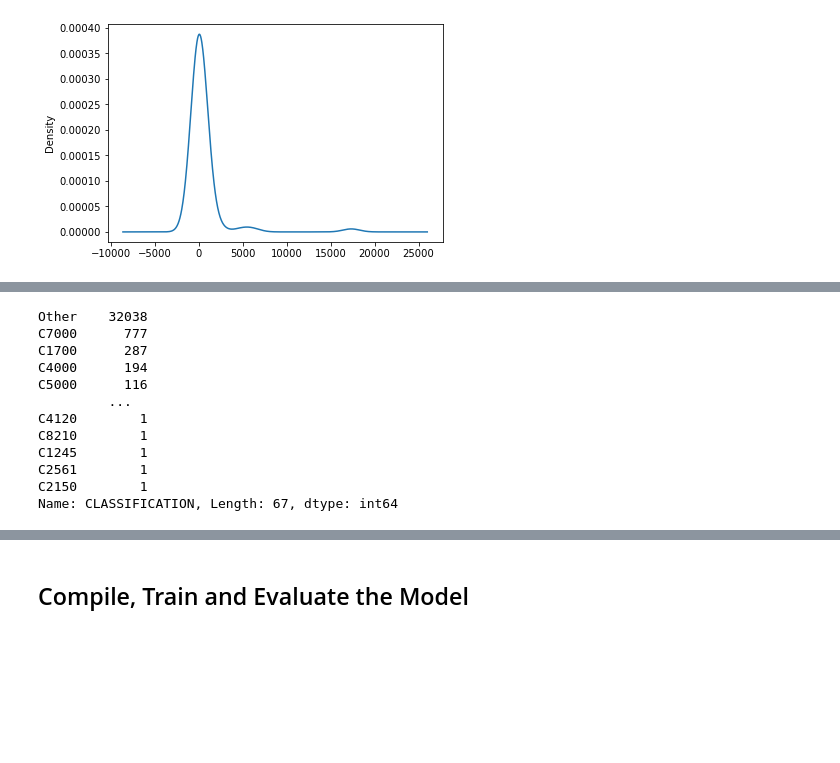
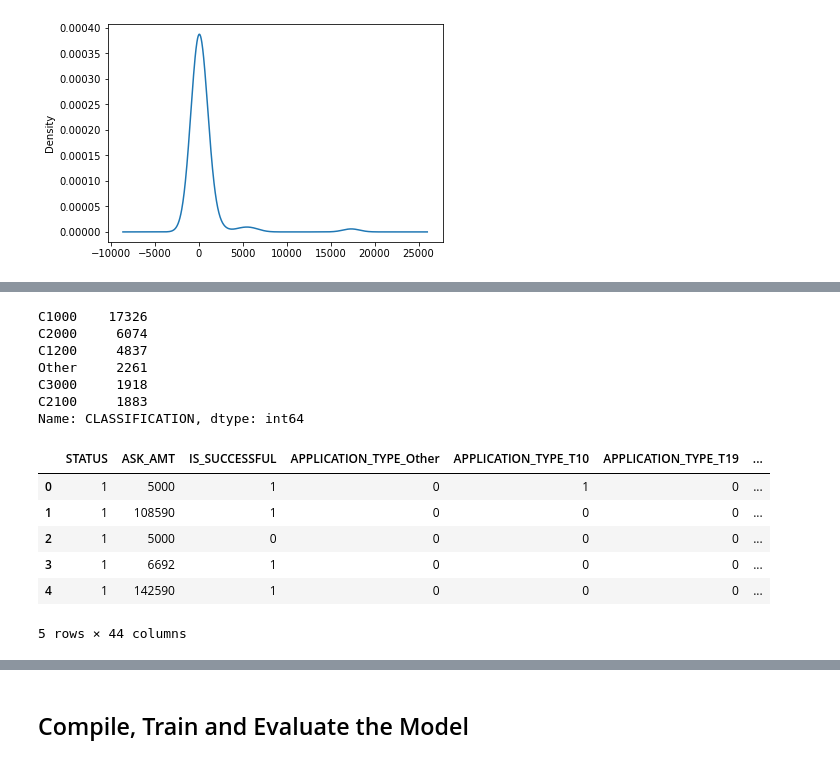
Before and after one commit to Barlow0471/Deep-Learning, a Jupyter notebook: Starter_Code.ipynb, the cells around one changed output, grey strips where cells are left out. Saved outputs shown, nothing was run; the diff lists cells and outputs as text; code cells hidden in the pictures; blank space fills up the shorter version.

Commit message:
Made it up to scaling data

```diff
--- a/Starter_Code.ipynb
+++ b/Starter_Code.ipynb
@@ -90,3 +90,9 @@ classification_count.plot.density()
 # %% [output]
 <AxesSubplot:ylabel='Density'>
 [figure]
+# %%
+classification_count_nonzero = classification_count[classification_count>1]
+classification_count_small = classification_count[classification_count < 1883]
+df_class = pd.DataFrame(classification_count_small)
+classifications_to_replace = df_class.index
+classifications_to_replace
@@ -93,29 +110,32 @@ classification_count.plot.density()
 # %%
 # Choose a cutoff value and create a list of classifications to be replaced
 # use the variable name `classifications_to_replace`
-classifications_to_replace = list(classification_count[classification_count > 1800].index)
 
-# Replace in dataframe
+# # Replace in dataframe
 for cls in classifications_to_replace:
     application_df['CLASSIFICATION'] = application_df['CLASSIFICATION'].replace(cls,"Other")
 
-# Check to make sure binning was successful
+# # Check to make sure binning was successful
 application_df['CLASSIFICATION'].value_counts()
 # %% [output]
-Other    32038
-C7000      777
-C1700      287
-C4000      194
-C5000      116
-         ...
-C4120        1
-C8210        1
-C1245        1
-C2561        1
-C2150        1
-Name: CLASSIFICATION, Length: 67, dtype: int64
+C1000    17326
+C2000     6074
+C1200     4837
+Other     2261
+C3000     1918
+C2100     1883
+Name: CLASSIFICATION, dtype: int64
 # %%
 # Convert categorical data to numeric with `pd.get_dummies`
-#  YOUR CODE GOES HERE
+df_with_dummies = pd.get_dummies(application_df)
+df_with_dummies.head()
+# %% [output]
+|  | STATUS | ASK_AMT | IS_SUCCESSFUL | APPLICATION_TYPE_Other | APPLICATION_TYPE_T10 | APPLICATION_TYPE_T19 | ... |
+| 0 | 1 | 5000 | 1 | 0 | 1 | 0 | ... |
+| 1 | 1 | 108590 | 1 | 0 | 0 | 0 | ... |
+| 2 | 1 | 5000 | 0 | 0 | 0 | 0 | ... |
+| 3 | 1 | 6692 | 1 | 0 | 0 | 0 | ... |
+| 4 | 1 | 142590 | 1 | 0 | 0 | 0 | ... |
+5 rows × 44 columns
 # %%
 # Split our preprocessed data into our features and target arrays
```
Also changed, not shown: parts of 4 cells of this notebook.
